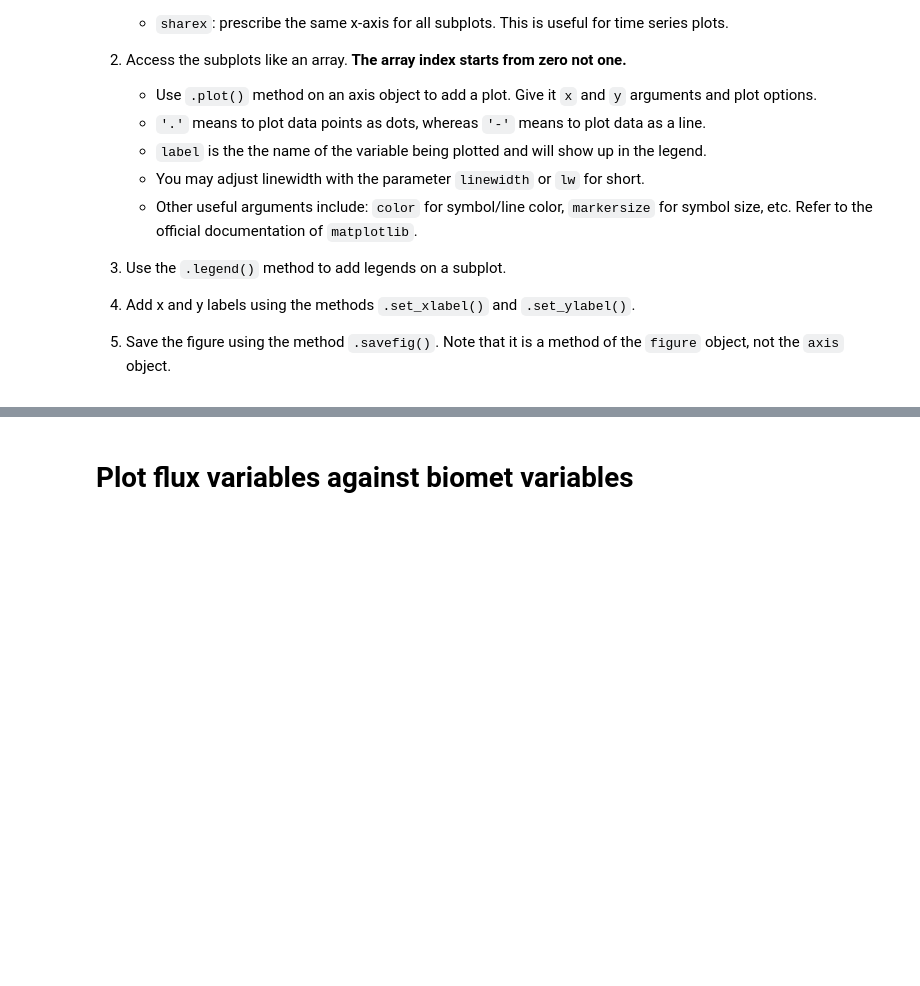
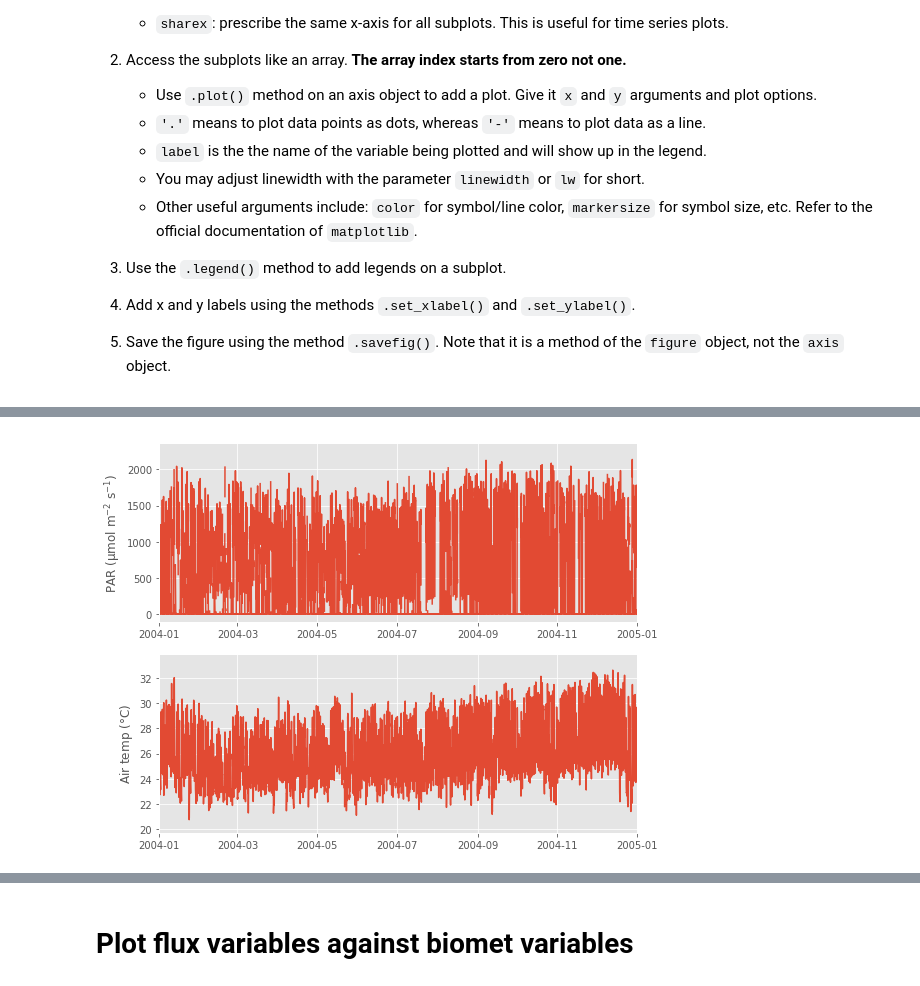
Before and after one commit to geoalchimista/aos155_scripts, a Jupyter notebook: plot_fluxdata.ipynb, the cells around one changed output, grey strips where cells are left out. Saved outputs shown, nothing was run; the diff lists cells and outputs as text; code cells hidden in the pictures; blank space fills up the shorter version.

```diff
--- a/plot_fluxdata.ipynb
+++ b/plot_fluxdata.ipynb
@@ -157,0 +91,23 @@ fig1.tight_layout()
+# %%
+# figure 1: temperature and light
+fig1, f1ax = plt.subplots(nrows=2, ncols=1, figsize=(8, 6), sharex=True)
+# 'sharex' option enforces the same x axis. useful for time series plots
+
+# light (PPFD_IN)
+f1ax[0].plot(df_flux['TIMESTAMP_START'], df_flux['PPFD_IN'], '-', )
+f1ax[0].set_ylabel('PAR ($\mu$mol m$^{-2}$ s$^{-1}$)')
+
+plt.setp(f1ax[0].get_xticklabels(), visible=True)
+# explicitly enable x-ticklabels, otherwise only the bottom panel has them
+
+# air temp (TA_F)
+f1ax[1].plot(df_flux['TIMESTAMP_START'], df_flux['TA_F'], '-', )
+f1ax[1].set_ylabel('Air temp ($\degree$C)')
+
+# limit the time range
+f1ax[1].set_xlim(subset_period)
+
+fig1.tight_layout()  # make subpanels more compact and nicer
+# fig1.savefig('./met_var_light_temp.png', dpi=300)  # uncomment to save the figure
+# %% [output]
+[figure, added]
```
Also changed, not shown: parts of 17 cells of this notebook, 1 other file.
